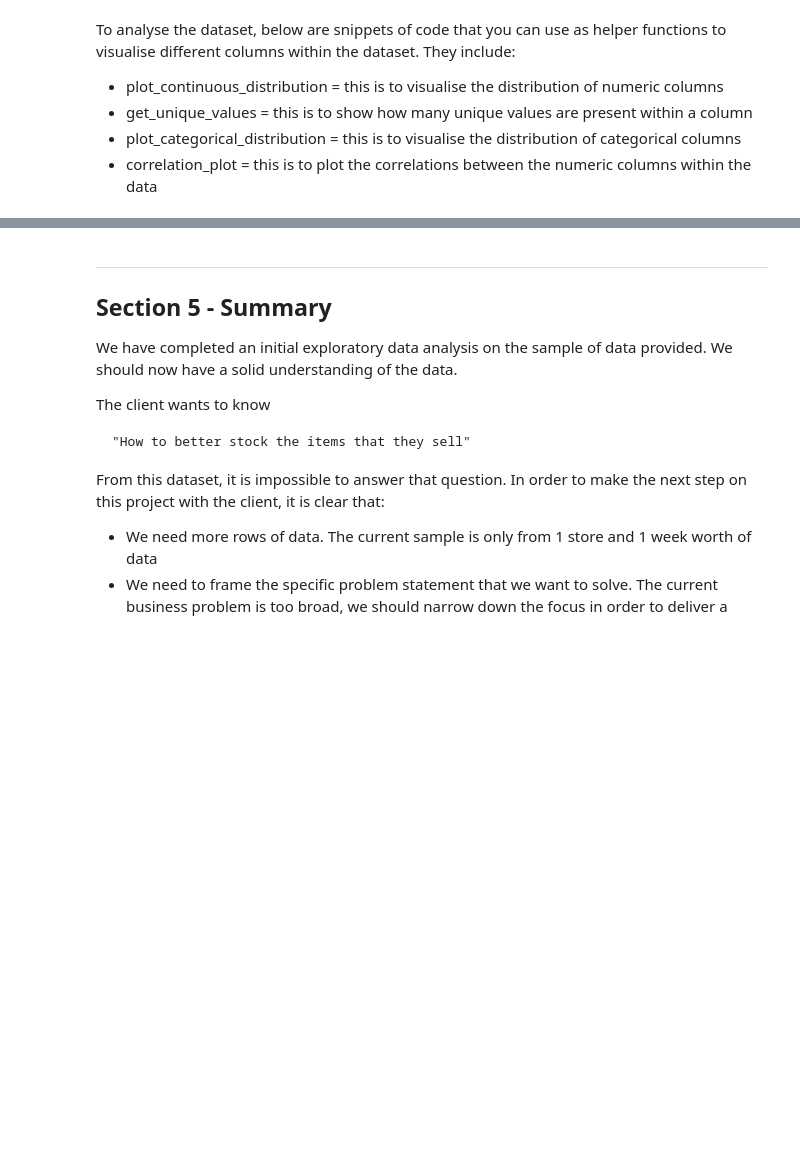
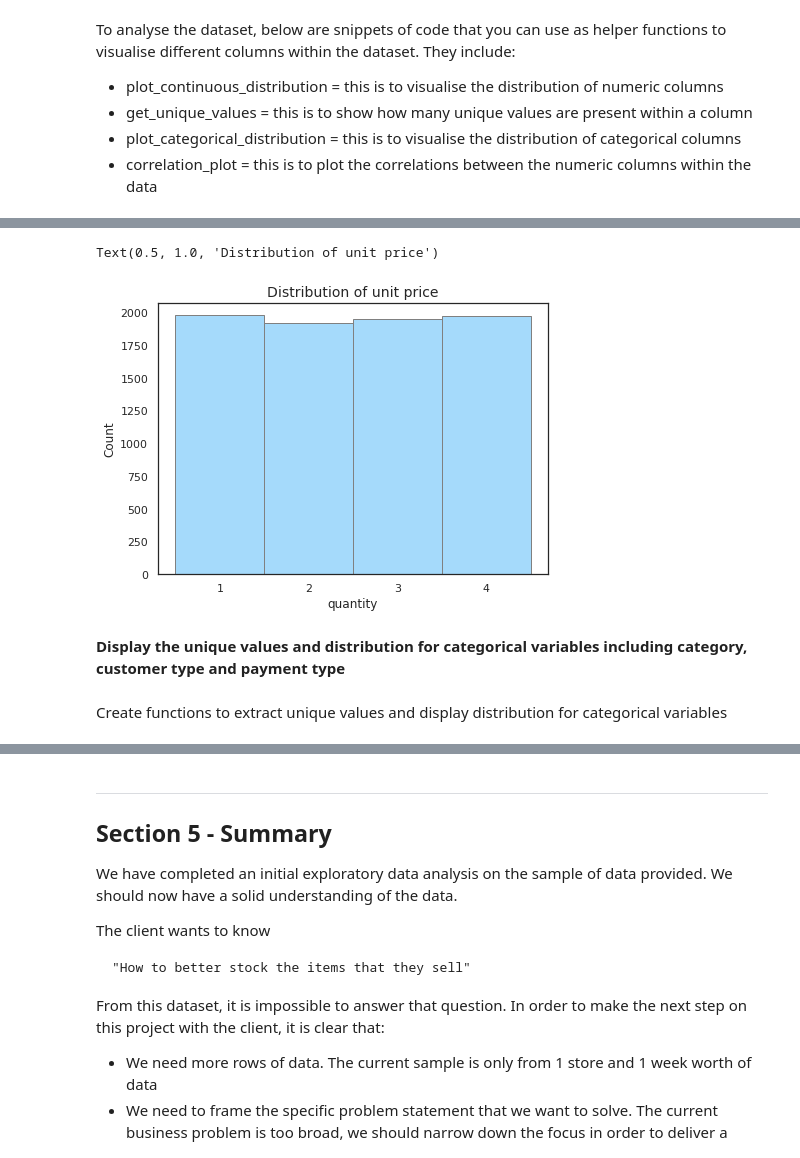
Before and after one commit to amy-panda/Supply_Chain_Forecasting, a Jupyter notebook: notebooks/eda.ipynb, the cells around one changed output, grey strips where cells are left out. Saved outputs shown, nothing was run; the diff lists cells and outputs as text; code cells hidden in the pictures; blank space fills up the shorter version.

```diff
--- a/notebooks/eda.ipynb
+++ b/notebooks/eda.ipynb
@@ -161,0 +189,13 @@ To analyse the dataset, below are snippets of code that you can use as helper fu
+# %%
+f,ax=plt.subplots(figsize=(7,5))
+sns.histplot(df,x="quantity",discrete=True,color="lightskyblue",edgecolor="grey")
+ax.xaxis.set_major_formatter(mpl.ticker.ScalarFormatter())  #ScalarFormatter is default formatter for scalars: autopic the format string
+ax.set_xticks([1,2,3,4])
+plt.title('Distribution of unit price',fontsize=14)
+# %% [output]
+Text(0.5, 1.0, 'Distribution of unit price')
+[figure, added]
+# %% [markdown]
+**Display the unique values and distribution for categorical variables including category, customer type and payment type**
+# %% [markdown]
+Create functions to extract unique values and display distribution for categorical variables
```
Also changed, not shown: parts of 36 cells of this notebook.
